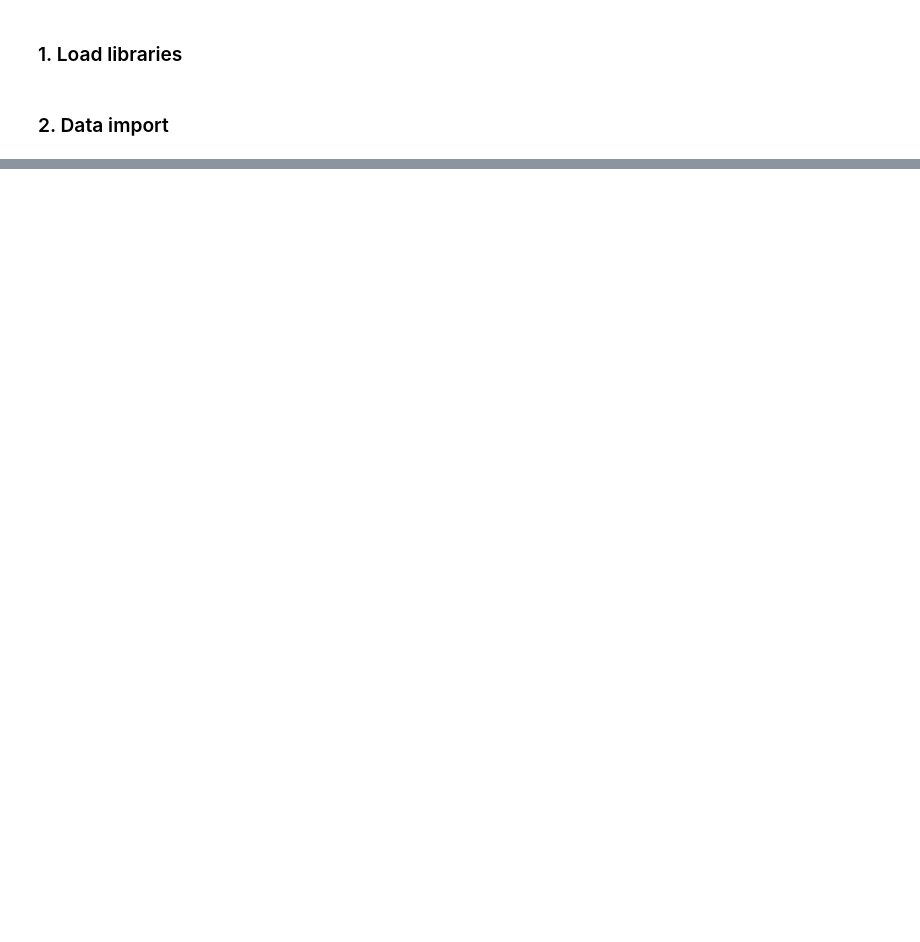
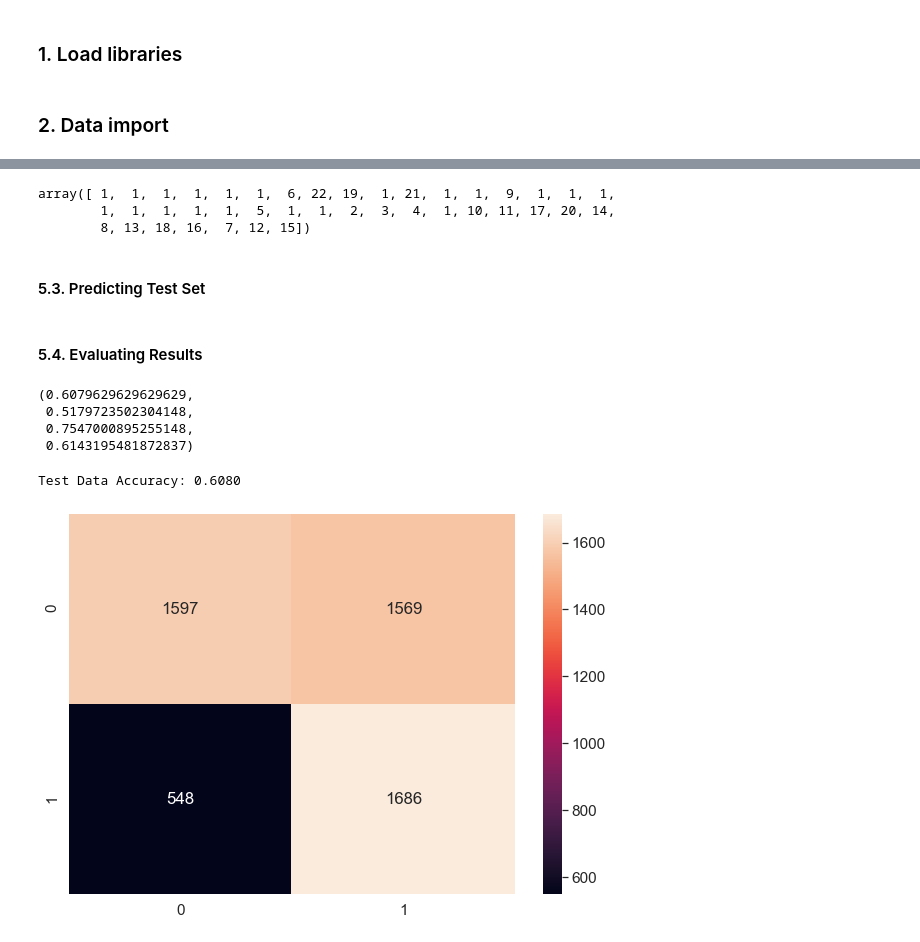
Before and after one commit to annadutkiewicz/Financial_Habits_Analysis, a Jupyter notebook: Financial_Habits_Analysis.ipynb, the cells around one changed output, grey strips where cells are left out. Drawn from its saved outputs; the diff is of its cells as text; code cells hidden in the pictures; blank space fills up the shorter version.

```diff
--- a/Financial_Habits_Analysis.ipynb
+++ b/Financial_Habits_Analysis.ipynb
@@ -120,0 +200,5 @@ df = df.drop(columns=['credit_score', 'rewards_earned']) #get rid of rows with a
+# %%
+classifier = LogisticRegression(solver = 'lbfgs')
+# %%
+rfe = RFE(classifier, 20)
+rfe = rfe.fit(X_train, y_train)
@@ -120,0 +224,31 @@ df = df.drop(columns=['credit_score', 'rewards_earned']) #get rid of rows with a
+# %%
+rfe.ranking_ #ones means that features were included and 2 or above - not included, with no. 2 as most important from those not included
+# %% [output]
+array([ 1,  1,  1,  1,  1,  1,  6, 22, 19,  1, 21,  1,  1,  9,  1,  1,  1,
+        1,  1,  1,  1,  1,  5,  1,  1,  2,  3,  4,  1, 10, 11, 17, 20, 14,
+        8, 13, 18, 16,  7, 12, 15])
+# %% [markdown]
+#### 5.3. Predicting Test Set
+# %%
+classifier = LogisticRegression(random_state = 0, solver = 'lbfgs')
+classifier.fit(X_train[X_train.columns[rfe.support_]], y_train)
+y_pred = classifier.predict(X_test[X_train.columns[rfe.support_]])
+# %% [markdown]
+#### 5.4. Evaluating Results
+# %%
+cm = confusion_matrix(y_test, y_pred)
+accuracy_score(y_test, y_pred), precision_score(y_test, y_pred), recall_score(y_test, y_pred), f1_score(y_test, y_pred)
+# %% [output]
+(0.6079629629629629,
+ 0.5179723502304148,
+ 0.7547000895255148,
+ 0.6143195481872837)
+# %%
+df_cm = pd.DataFrame(cm, index = (0, 1), columns = (0, 1))
+plt.figure(figsize = (10, 7))
+sns.set(font_scale = 1.4)
+sns.heatmap(df_cm, annot = True, fmt = 'g')
+print('Test Data Accuracy: %0.4f' % accuracy_score(y_test, y_pred))
+# %% [output]
+Test Data Accuracy: 0.6080
+[figure, added]
```
Also changed, not shown: parts of 65 cells of this notebook.
